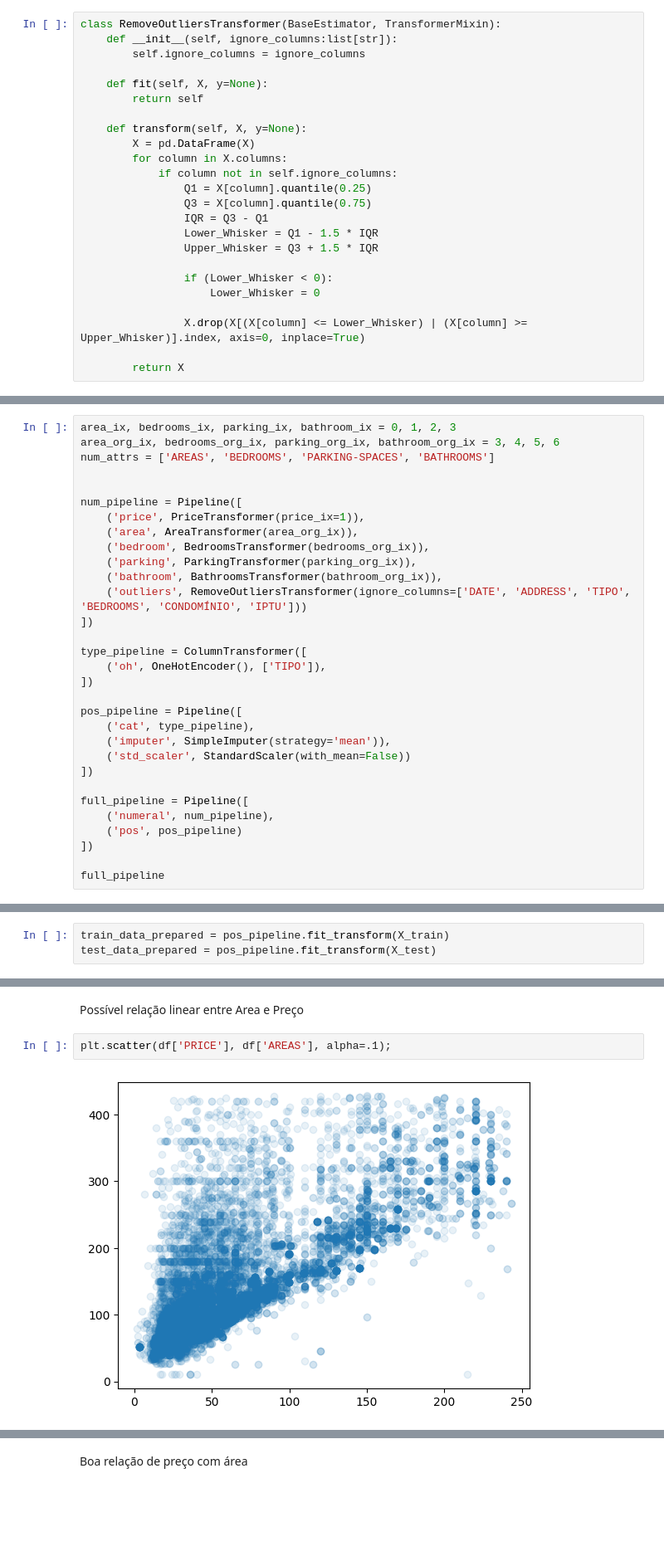
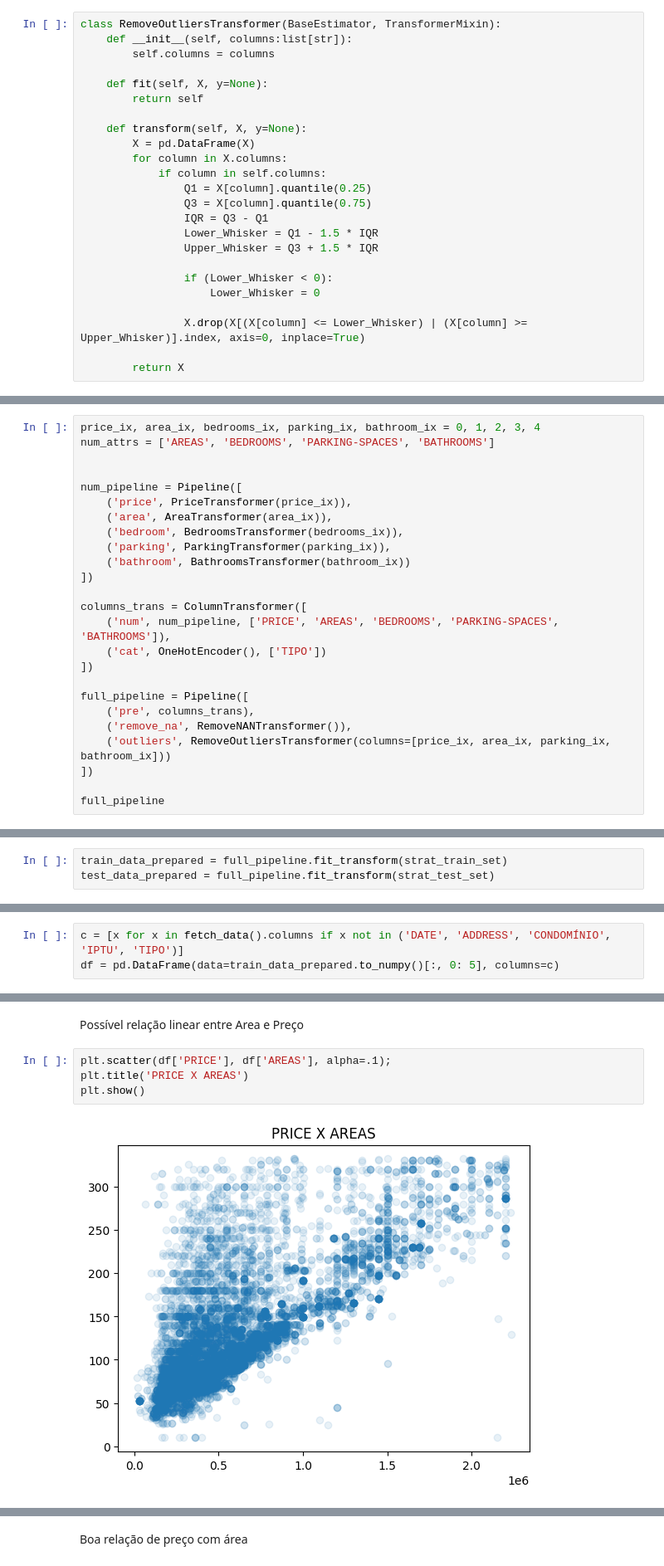
Before and after one commit to VictorDMe/goiania-house-prices, a Jupyter notebook: housing-goiania.ipynb, the cells around one changed output, grey strips where cells are left out. Shown at 83% size. Cells and saved outputs as stored; diff of their text form; blank space fills up the shorter version.

Commit message:
Pipeline melhorada e alterado forma de scoring dos modelos para RMSE

```diff
--- a/housing-goiania.ipynb
+++ b/housing-goiania.ipynb
@@ -140,8 +137,8 @@ class BathroomsTransformer(BaseEstimator, TransformerMixin):
         return X
 # %%
 class RemoveOutliersTransformer(BaseEstimator, TransformerMixin):
-    def __init__(self, ignore_columns:list[str]):
-        self.ignore_columns = ignore_columns
+    def __init__(self, columns:list[str]):
+        self.columns = columns
 
     def fit(self, X, y=None):
         return self
@@ -149,7 +146,7 @@ class RemoveOutliersTransformer(BaseEstimator, TransformerMixin):
     def transform(self, X, y=None):
         X = pd.DataFrame(X)
         for column in X.columns:
-            if column not in self.ignore_columns:
+            if column in self.columns:
                 Q1 = X[column].quantile(0.25)
                 Q3 = X[column].quantile(0.75)
                 IQR = Q3 - Q1
@@ -165,33 +174,27 @@ class RemoveOutliersTransformer(BaseEstimator, TransformerMixin):
 # %% [markdown]
 # Pipeline
 # %%
-area_ix, bedrooms_ix, parking_ix, bathroom_ix = 0, 1, 2, 3
-area_org_ix, bedrooms_org_ix, parking_org_ix, bathroom_org_ix = 3, 4, 5, 6
+price_ix, area_ix, bedrooms_ix, parking_ix, bathroom_ix = 0, 1, 2, 3, 4
 num_attrs = ['AREAS', 'BEDROOMS', 'PARKING-SPACES', 'BATHROOMS']
 
 
 num_pipeline = Pipeline([
-    ('price', PriceTransformer(price_ix=1)),
-    ('area', AreaTransformer(area_org_ix)),
-    ('bedroom', BedroomsTransformer(bedrooms_org_ix)),
-    ('parking', ParkingTransformer(parking_org_ix)),
-    ('bathroom', BathroomsTransformer(bathroom_org_ix)),
-    ('outliers', RemoveOutliersTransformer(ignore_columns=['DATE', 'ADDRESS', 'TIPO', 'BEDROOMS', 'CONDOMÍNIO', 'IPTU']))
+    ('price', PriceTransformer(price_ix)),
+    ('area', AreaTransformer(area_ix)),
+    ('bedroom', BedroomsTransformer(bedrooms_ix)),
+    ('parking', ParkingTransformer(parking_ix)),
+    ('bathroom', BathroomsTransformer(bathroom_ix))
 ])
 
-type_pipeline = ColumnTransformer([
-    ('oh', OneHotEncoder(), ['TIPO']),
-])
-
-pos_pipeline = Pipeline([
-    ('cat', type_pipeline),
-    ('imputer', SimpleImputer(strategy='mean')),
-    ('std_scaler', StandardScaler(with_mean=False))
+columns_trans = ColumnTransformer([
+    ('num', num_pipeline, ['PRICE', 'AREAS', 'BEDROOMS', 'PARKING-SPACES', 'BATHROOMS']),
+    ('cat', OneHotEncoder(), ['TIPO'])
 ])
 
 full_pipeline = Pipeline([
-    ('numeral', num_pipeline),
-    ('pos', pos_pipeline)
+    ('pre', columns_trans),
+    ('remove_na', RemoveNANTransformer()),
+    ('outliers', RemoveOutliersTransformer(columns=[price_ix, area_ix, parking_ix, bathroom_ix]))
 ])
 
 full_pipeline
@@ -235,3 +230,3 @@ X_test = strat_test_set.drop('PRICE', axis=1).copy()
 # %%
-train_data_prepared = pos_pipeline.fit_transform(X_train)
-test_data_prepared = pos_pipeline.fit_transform(X_test)
+train_data_prepared = full_pipeline.fit_transform(strat_train_set)
+test_data_prepared = full_pipeline.fit_transform(strat_test_set)
@@ -248 +258,4 @@ Test     3329    3329
+# %%
+c = [x for x in fetch_data().columns if x not in ('DATE', 'ADDRESS', 'CONDOMÍNIO', 'IPTU', 'TIPO')]
+df = pd.DataFrame(data=train_data_prepared.to_numpy()[:, 0: 5], columns=c)
 # %%
@@ -253,6 +266,8 @@ scatter_matrix(df, marker='.', figsize=(16, 8));
 Possível relação linear entre Area e Preço
 # %%
 plt.scatter(df['PRICE'], df['AREAS'], alpha=.1);
+plt.title('PRICE X AREAS')
+plt.show()
 # %% [output]
-[figure, old version]
+[figure, new version]
 # %%
```
Also changed, not shown: parts of 24 cells of this notebook, 2 other files.
